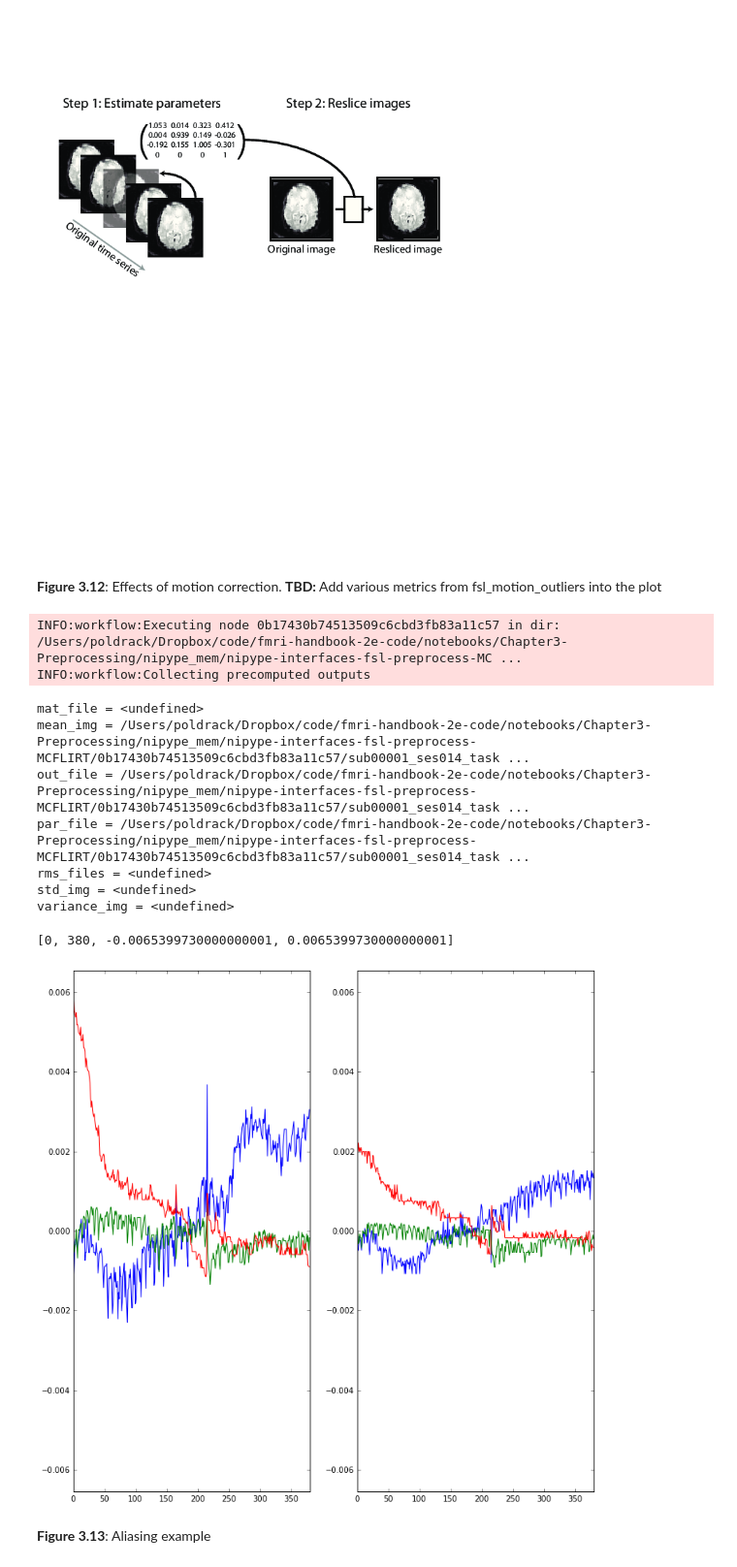
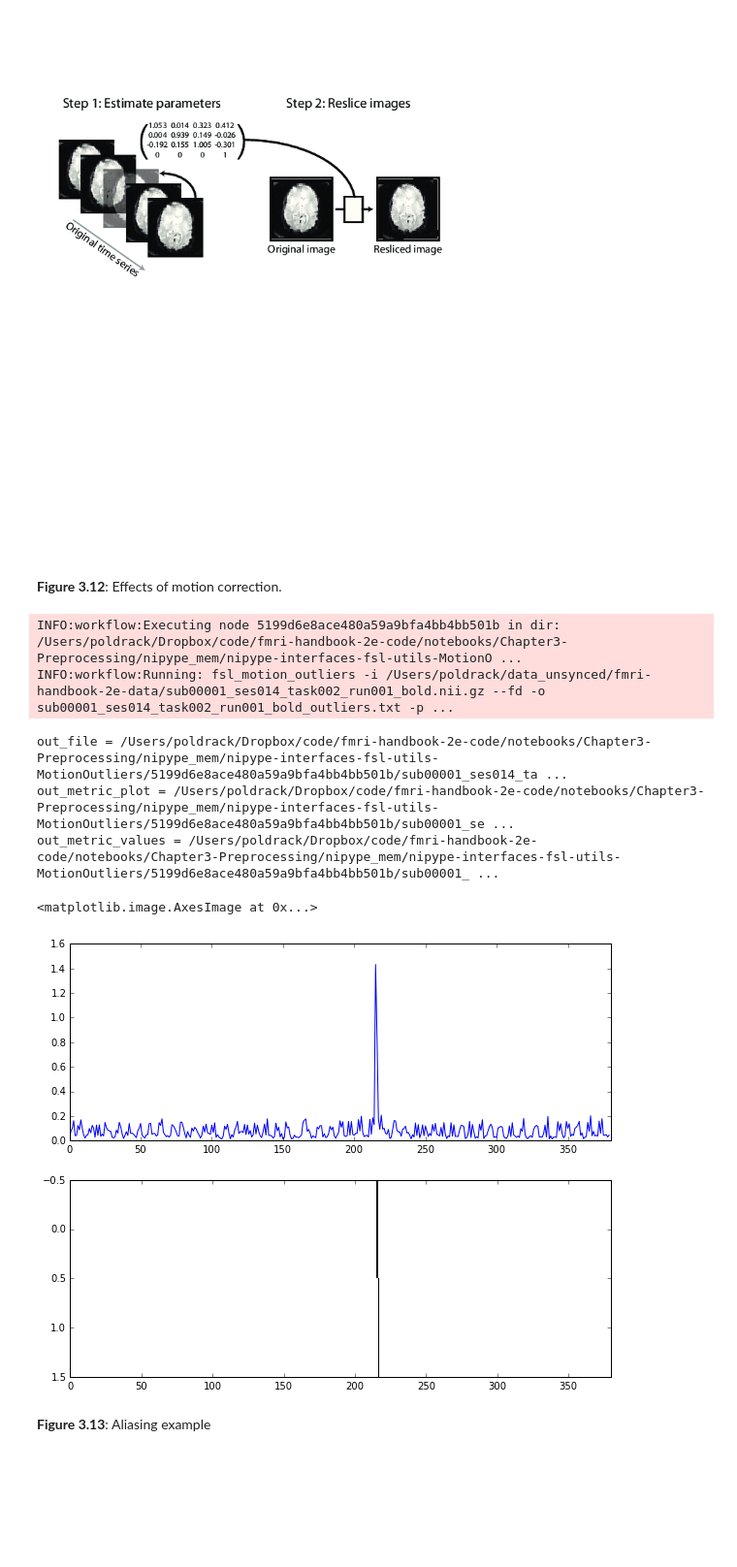
Before and after one commit to poldrack/fmri-handbook-2e-code, a Jupyter notebook: notebooks/Chapter3-Preprocessing/Chapter3-Preprocessing.ipynb, the cells around one changed output. Shown at 97% size. Saved outputs shown, nothing was run; the diff lists cells and outputs as text; code cells hidden in the pictures; blank space fills up the shorter version.

Commit message:
smoothing example, fsl_motion_outliers example

```diff
--- a/notebooks/Chapter3-Preprocessing/Chapter3-Preprocessing.ipynb
+++ b/notebooks/Chapter3-Preprocessing/Chapter3-Preprocessing.ipynb
@@ -181,11 +181,11 @@ WImage(filename=os.path.join(orig_figuredir,'Figure_3_11.pdf'))
 # %% [output]
 [figure]
 # %% [markdown]
-__Figure 3.12__: Effects of motion correction. __TBD:__ Add various metrics from fsl_motion_outliers into the plot
+__Figure 3.12__: Effects of motion correction.
 # %%
 # First need to rerun motion correction on the already-corrected data
-mcflirt = mem.cache(fsl.MCFLIRT)
-mcflirt_results = mcflirt(in_file=data['func_motcorr'],
+mcflirt_rerun = mem.cache(fsl.MCFLIRT)
+mcflirt_results = mcflirt_rerun(in_file=data['func_motcorr'],
                           save_plots=True,
                           mean_vol=True)
 print mcflirt_results.outputs
@@ -195,25 +195,49 @@ disp_orig=motion_params_orig[1:,:3]-motion_params_orig[:-1,:3]
 disp_rerun=motion_params_rerun[1:,:3]-motion_params_rerun[:-1,:3]
 
 plt.figure(figsize=(12,12))
-plt.subplot(1,2,1)
+plt.subplot(2,2,1)
 plt.plot(motion_params_orig[:,:3])
 maxabsmot=numpy.max(numpy.abs(motion_params_orig[:,:3]))
 plt.axis([0,motion_params_orig.shape[0],-1.1*maxabsmot,1.1*maxabsmot])
-plt.subplot(1,2,2)
+plt.xlabel('Timepoints')
+plt.ylabel('Translation (mm)')
+
+plt.subplot(2,2,2)
 plt.plot(motion_params_rerun[:,:3])
-plt.axis([0,motion_params_orig.shape[0],-1.1*maxabsmot,1.1*maxabsmot])
-plt.subplot(1,2,3)
+plt.axis([0,motion_params_rerun.shape[0],-1.1*maxabsmot,1.1*maxabsmot])
+plt.xlabel('Timepoints')
+
+plt.subplot(2,2,3)
+maxabsdisp=numpy.max(numpy.abs(disp_orig[:,:3]))
+plt.plot(disp_orig[:,:3])
+plt.axis([0,disp_orig.shape[0],-1.1*maxabsdisp,1.1*maxabsdisp])
+plt.xlabel('Timepoints')
+plt.ylabel('Translation (mm)')
+
+plt.subplot(2,2,4)
+plt.plot(disp_rerun[:,:3])
+plt.axis([0,disp_rerun.shape[0],-1.1*maxabsdisp,1.1*maxabsdisp])
+plt.xlabel('Timepoints')
-# %% [output]
-INFO:workflow:Executing node 0b17430b74513509c6cbd3fb83a11c57 in dir: /Users/poldrack/Dropbox/code/fmri-handbook-2e-code/notebooks/Chapter3-Preprocessing/nipype_mem/nipype-interfaces-fsl-preprocess-MC ...
-INFO:workflow:Collecting precomputed outputs
-mat_file = <undefined>
-mean_img = /Users/poldrack/Dropbox/code/fmri-handbook-2e-code/notebooks/Chapter3-Preprocessing/nipype_mem/nipype-interfaces-fsl-preprocess-MCFLIRT/0b17430b74513509c6cbd3fb83a11c57/sub00001_ses014_task ...
-out_file = /Users/poldrack/Dropbox/code/fmri-handbook-2e-code/notebooks/Chapter3-Preprocessing/nipype_mem/nipype-interfaces-fsl-preprocess-MCFLIRT/0b17430b74513509c6cbd3fb83a11c57/sub00001_ses014_task ...
-par_file = /Users/poldrack/Dropbox/code/fmri-handbook-2e-code/notebooks/Chapter3-Preprocessing/nipype_mem/nipype-interfaces-fsl-preprocess-MCFLIRT/0b17430b74513509c6cbd3fb83a11c57/sub00001_ses014_task ...
-rms_files = <undefined>
-std_img = <undefined>
-variance_img = <undefined>
-[0, 380, -0.0065399730000000001, 0.0065399730000000001]
-[figure, removed]
+# %%
+mo = mem.cache(fsl.MotionOutliers)
+mo_results=mo(in_file = os.path.join(datadir,'sub00001_ses014_task002_run001_bold.nii.gz'),
+                metric='fd')
+print mo_results.outputs
+fig=plt.figure(figsize=(10,8))
+plt.subplot(2,1,1)
+metvalues=numpy.loadtxt(mo_results.outputs.out_metric_values)
+plt.plot(metvalues)
+plt.xlim(0,len(metvalues))
+plt.subplot(2,1,2)
+plt.imshow(numpy.loadtxt(mo_results.outputs.out_file ).T*-1 +1,aspect='auto',
+           cmap='gray',interpolation='nearest')
+# %% [output]
+INFO:workflow:Executing node 5199d6e8ace480a59a9bfa4bb4bb501b in dir: /Users/poldrack/Dropbox/code/fmri-handbook-2e-code/notebooks/Chapter3-Preprocessing/nipype_mem/nipype-interfaces-fsl-utils-MotionO ...
+INFO:workflow:Running: fsl_motion_outliers -i /Users/poldrack/data_unsynced/fmri-handbook-2e-data/sub00001_ses014_task002_run001_bold.nii.gz --fd -o sub00001_ses014_task002_run001_bold_outliers.txt -p ...
+out_file = /Users/poldrack/Dropbox/code/fmri-handbook-2e-code/notebooks/Chapter3-Preprocessing/nipype_mem/nipype-interfaces-fsl-utils-MotionOutliers/5199d6e8ace480a59a9bfa4bb4bb501b/sub00001_ses014_ta ...
+out_metric_plot = /Users/poldrack/Dropbox/code/fmri-handbook-2e-code/notebooks/Chapter3-Preprocessing/nipype_mem/nipype-interfaces-fsl-utils-MotionOutliers/5199d6e8ace480a59a9bfa4bb4bb501b/sub00001_se ...
+out_metric_values = /Users/poldrack/Dropbox/code/fmri-handbook-2e-code/notebooks/Chapter3-Preprocessing/nipype_mem/nipype-interfaces-fsl-utils-MotionOutliers/5199d6e8ace480a59a9bfa4bb4bb501b/sub00001_ ...
+<matplotlib.image.AxesImage at 0x...>
+[figure, added]
 # %% [markdown]
 __Figure 3.13__: Aliasing example
```
Also changed, not shown: parts of 8 cells of this notebook.
